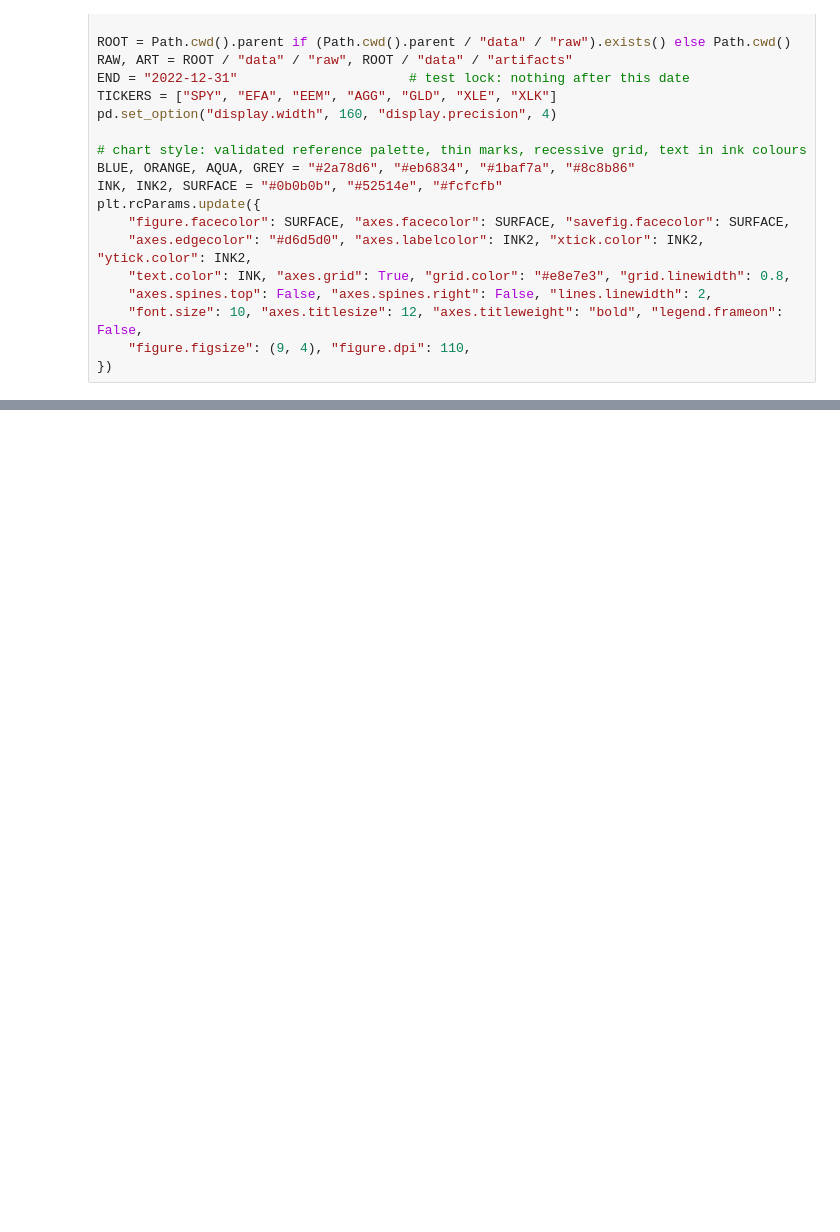
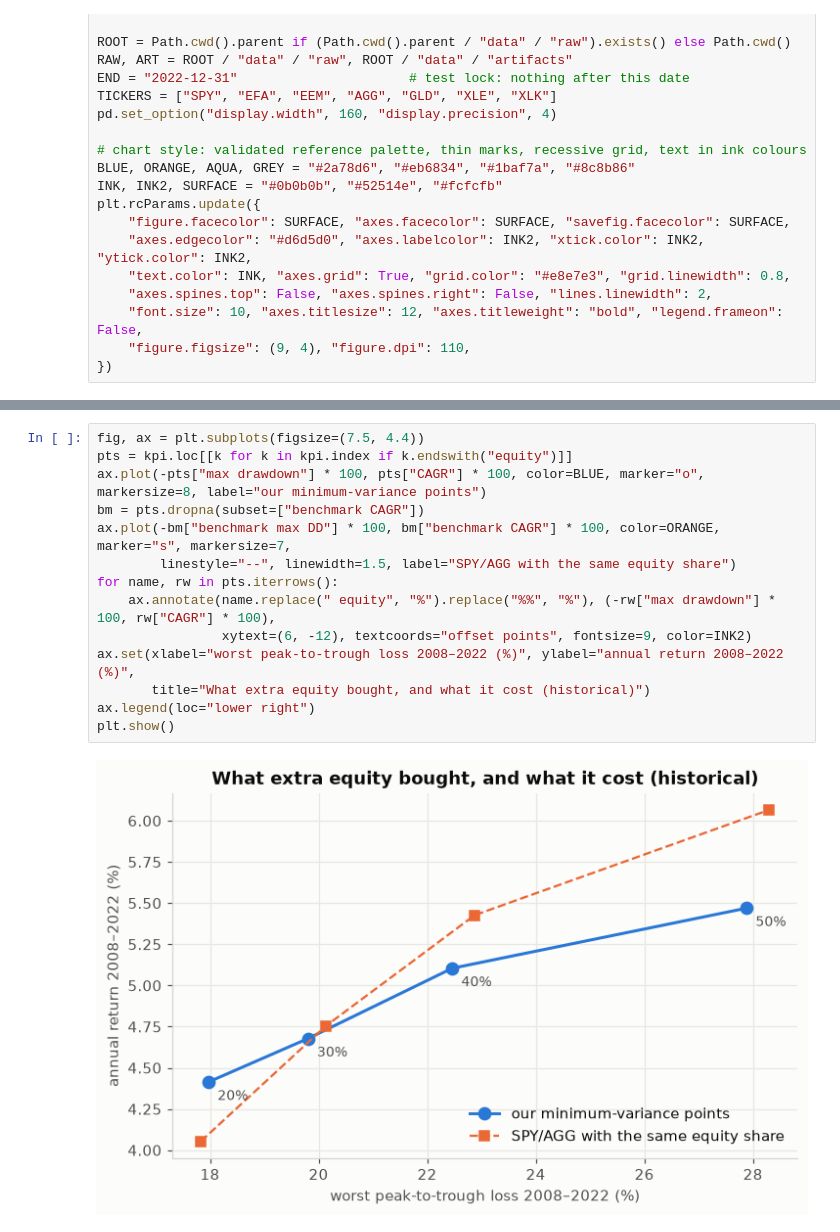
Before and after one commit to Pasidu-Mihiranga/QuantEdge, a Jupyter notebook: notebooks/02_portfolio_frontier.ipynb, the cells around one changed output, grey strips where cells are left out. Drawn from its saved outputs; the diff is of its cells as text; blank space fills up the shorter version.

```diff
--- a/notebooks/02_portfolio_frontier.ipynb
+++ b/notebooks/02_portfolio_frontier.ipynb
@@ -123,0 +349,16 @@ Compare your KPIs with `data/artifacts/portfolio_scorecard_val.parquet` for the
+# %%
+fig, ax = plt.subplots(figsize=(7.5, 4.4))
+pts = kpi.loc[[k for k in kpi.index if k.endswith("equity")]]
+ax.plot(-pts["max drawdown"] * 100, pts["CAGR"] * 100, color=BLUE, marker="o", markersize=8, label="our minimum-variance points")
+bm = pts.dropna(subset=["benchmark CAGR"])
+ax.plot(-bm["benchmark max DD"] * 100, bm["benchmark CAGR"] * 100, color=ORANGE, marker="s", markersize=7,
+        linestyle="--", linewidth=1.5, label="SPY/AGG with the same equity share")
+for name, rw in pts.iterrows():
+    ax.annotate(name.replace(" equity", "%").replace("%%", "%"), (-rw["max drawdown"] * 100, rw["CAGR"] * 100),
+                xytext=(6, -12), textcoords="offset points", fontsize=9, color=INK2)
+ax.set(xlabel="worst peak-to-trough loss 2008–2022 (%)", ylabel="annual return 2008–2022 (%)",
+       title="What extra equity bought, and what it cost (historical)")
+ax.legend(loc="lower right")
+plt.show()
+# %% [output]
+[figure, added]
```
Also changed, not shown: parts of 50 cells of this notebook, 9 other files.
